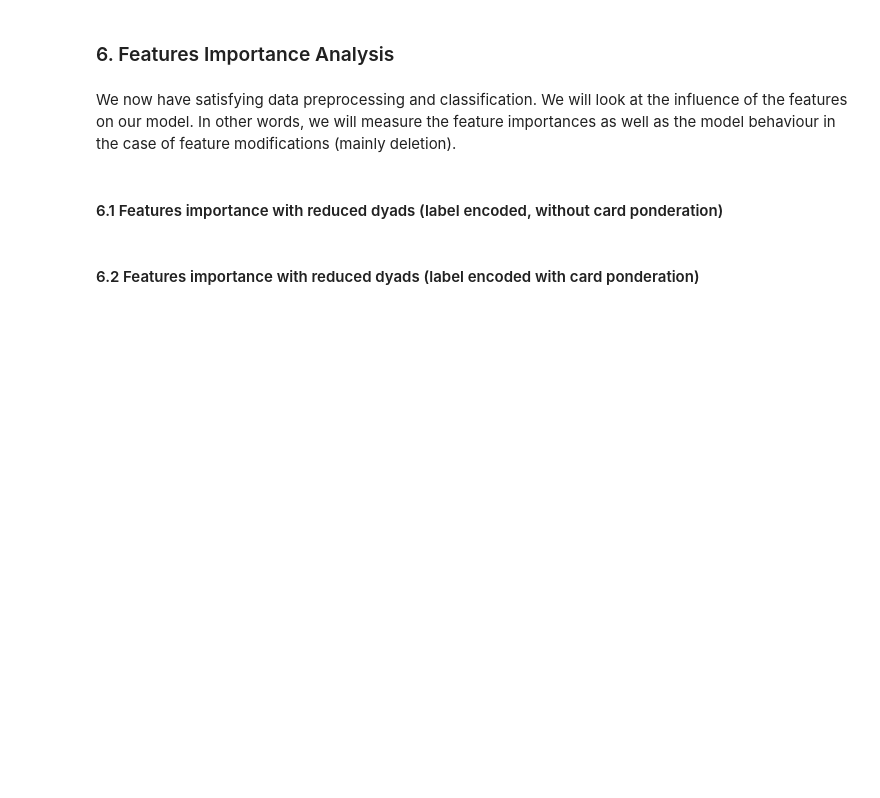
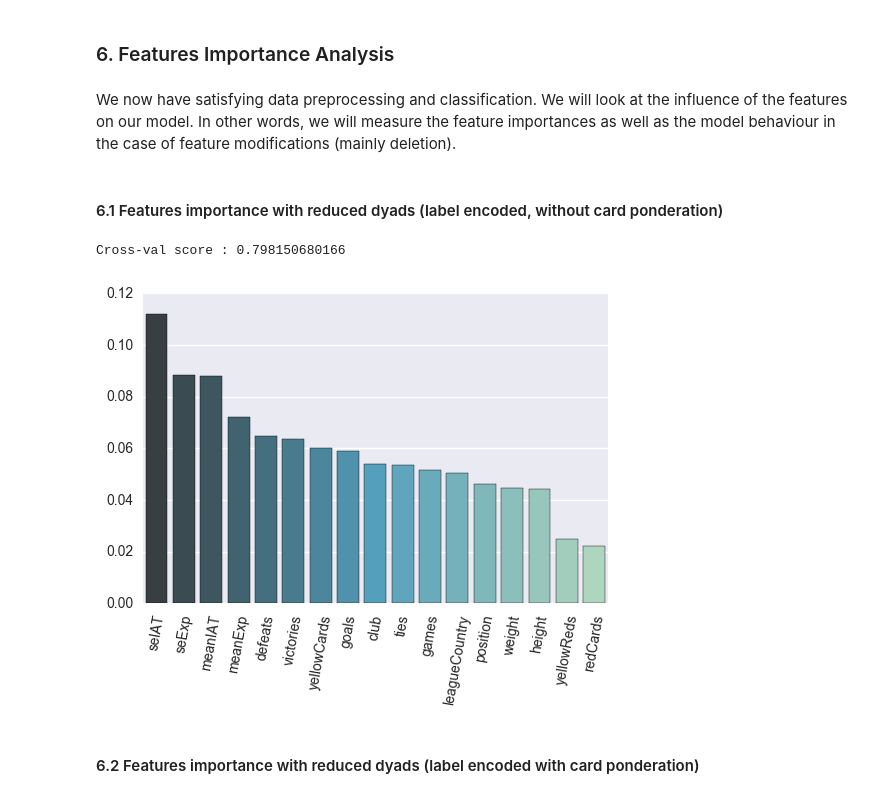
Before and after one commit to agpmilli/adaepfl, a Jupyter notebook: Homework/04 - Applied ML/AppliedML.ipynb, the cells around one changed output. Drawn from its saved outputs; the diff is of its cells as text; code cells hidden in the pictures; blank space fills up the shorter version.

```diff
--- a/Homework/04 - Applied ML/AppliedML.ipynb
+++ b/Homework/04 - Applied ML/AppliedML.ipynb
@@ -223,2 +255,4 @@ players = preproc_helper.groups_to_lists(players, 'playerShort')
+# %%
+players = dyads.groupby(['playerShort']).aggregate(lambda x : list(x))
 # %% [markdown]
 As seen in the important features above, some of the columns are unique and represents directly a player. It means that they won't help to classify them. Here are the feature we decided to drop and the reason why we did it :
@@ -287,8 +333,7 @@ norm_dyads['yellowRedsPonder'] = norm_dyads['refScore'] * norm_dyads['yellowReds
 # %% [markdown]
 As before we aggregate this dyad data to get an entry per player.
 # %%
-norm_dyads = norm_dyads.groupby(['playerShort'])
-norm_dyads = preproc_helper.groups_to_lists(norm_dyads, 'playerShort')
+norm_dyads = norm_dyads.groupby(['playerShort']).aggregate(lambda x : list(x))
 
 norm_dyads.drop(['birthday', 'player', 'photoID', 'Alpha_3', 'refCountry', 'nIAT', 'nExp','index', 'refNum', 'meanIATNorm', 'meanExpNorm', 'refScore'], axis=1, inplace=True)
 
@@ -320,7 +367,10 @@ We now have satisfying data preprocessing and classification. We will look at th
 #### 6.1 Features importance with reduced dyads (label encoded, without card ponderation)
 # %%
 print("Cross-val score :", scores_reduce_label_encoded.mean())
-class_helper.plot_importances(classifier, encoded_player_data, labels_norm, 0.005)
+plt_helper.plot_importances(classifier, encoded_player_data, labels_norm, 0.005)
+# %% [output]
+Cross-val score : 0.798150680166
+[figure, added]
 # %% [markdown]
 #### 6.2 Features importance with reduced dyads (label encoded with card ponderation)
 # %%
```
Also changed, not shown: parts of 32 cells of this notebook, 3 other files.
